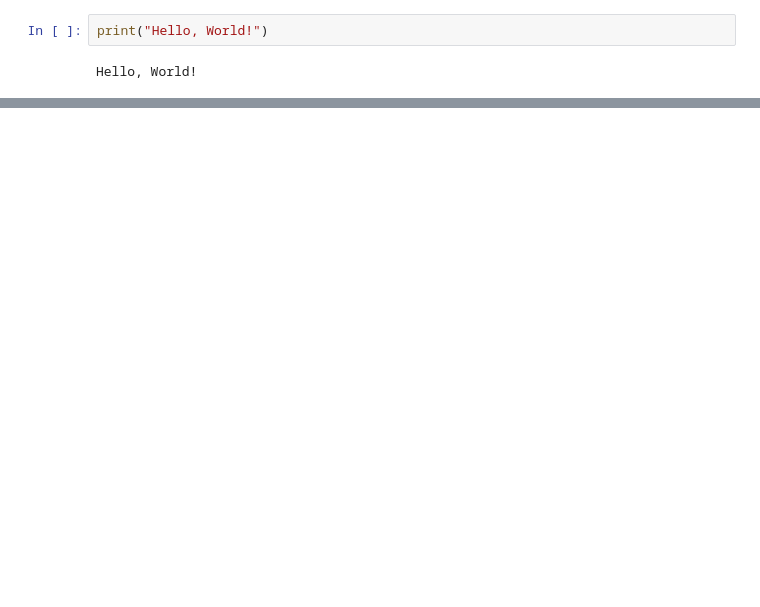
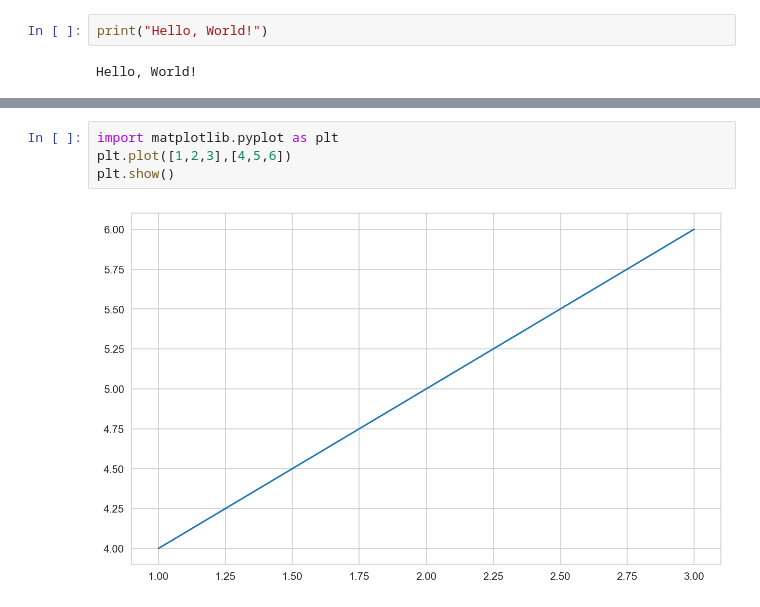
Before and after one commit to smrnchoubey-ops/notes, a Jupyter notebook: Week1/01_intro.ipynb, the cells around one changed output, grey strips where cells are left out. Saved outputs shown, nothing was run; the diff lists cells and outputs as text; blank space fills up the shorter version.

```diff
--- a/Week1/01_intro.ipynb
+++ b/Week1/01_intro.ipynb
@@ -16,0 +59,6 @@ FileNotFoundError: [Errno 2] No such file or directory: 'C:/Users/kshamaOneDrive
+# %%
+import matplotlib.pyplot as plt
+plt.plot([1,2,3],[4,5,6])
+plt.show()
+# %% [output]
+[figure, added]
```
Also changed, not shown: parts of 11 cells of this notebook.
